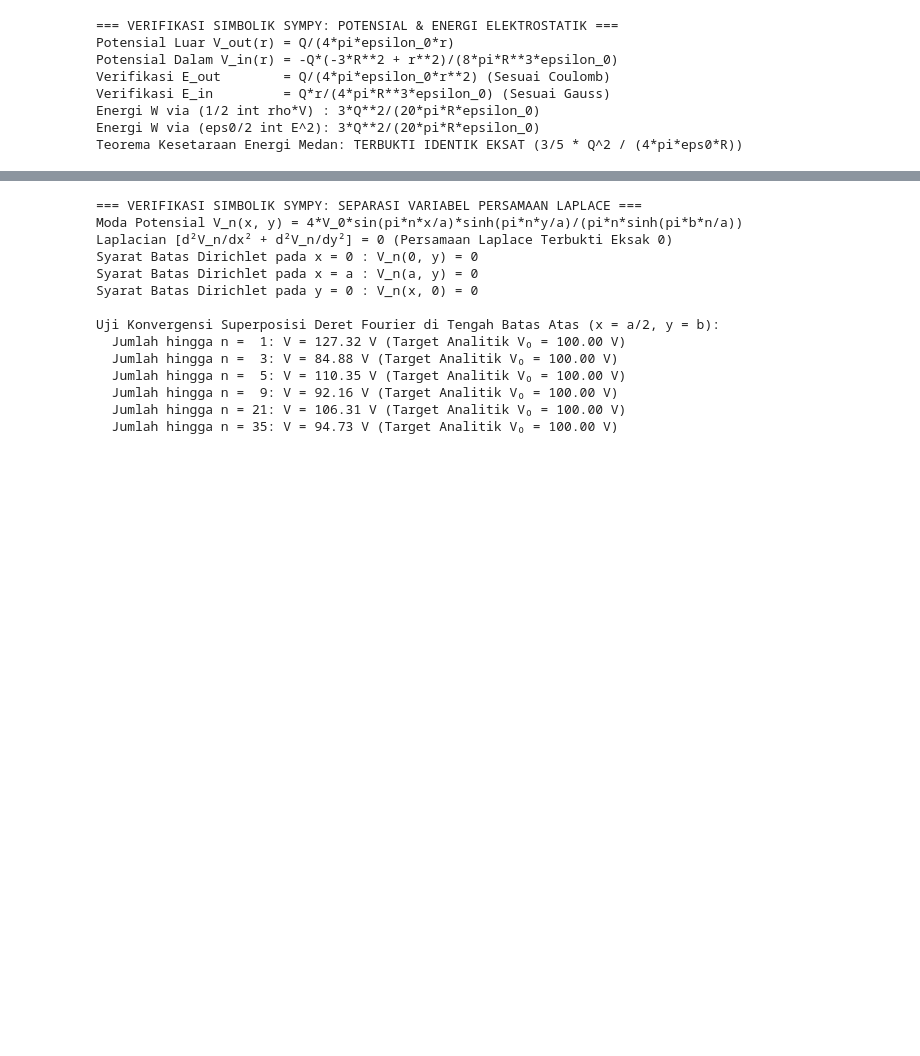
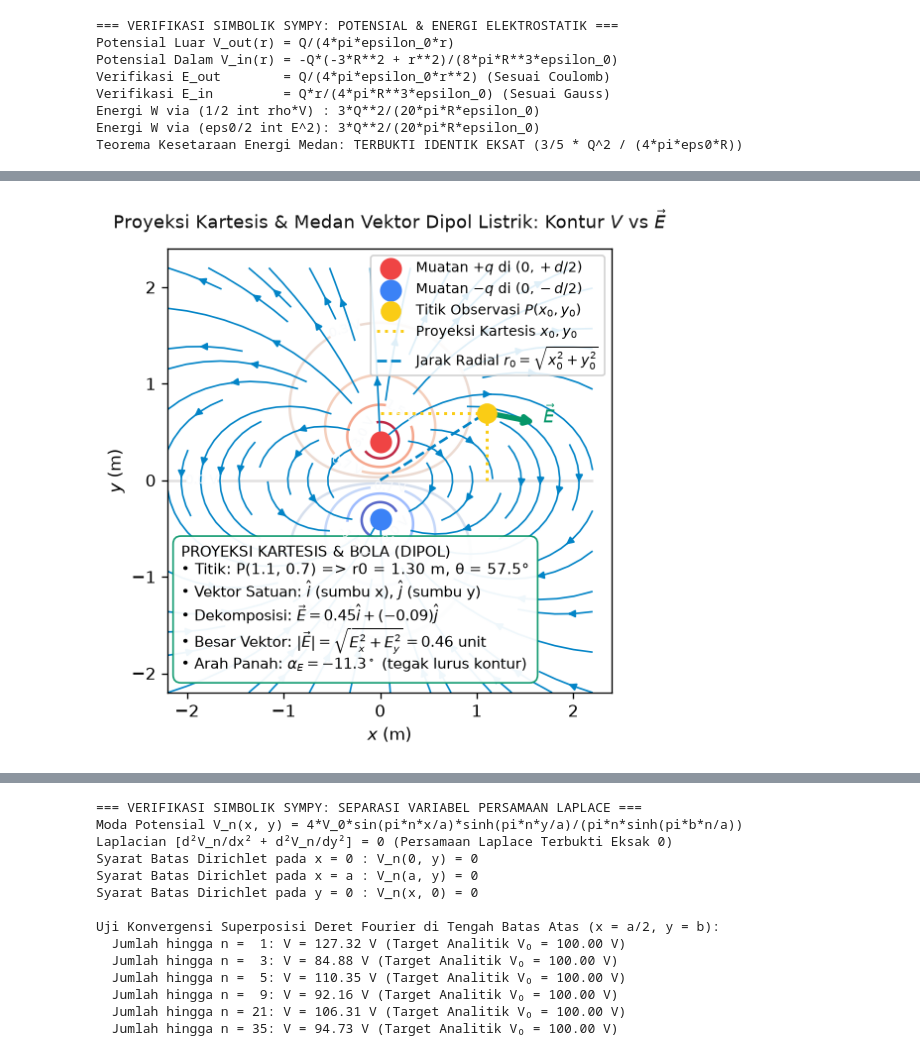
Before and after one commit to rootasgard/electrodynamic, a Jupyter notebook: elektrostatik.ipynb, the cells around one changed output, grey strips where cells are left out. Saved outputs shown, nothing was run; the diff lists cells and outputs as text; code cells hidden in the pictures; blank space fills up the shorter version.

```diff
--- a/elektrostatik.ipynb
+++ b/elektrostatik.ipynb
@@ -1037,7 +659,7 @@ cs = ax.contour(x_grid, y_grid, V_dipole, levels=levels, cmap='coolwarm', linewi
 ax.clabel(cs, inline=True, fontsize=8, fmt='%1.1f V', colors='#f8fafc')
 
 Ey, Ex = np.gradient(-V_dipole, 4.4/200, 4.4/200)
-ax.streamplot(x_grid, y_grid, Ex, Ey, color='#0284c7', linewidth=1.0, density=1.2, arrowsize=1.1)
+ax.streamplot(x_grid, y_grid, Ex, Ey, color='#0284c7', linewidth=1.0, density=0.75, arrowsize=0.9)
 
 # Muatan Dipol
 ax.scatter([0], [d_sep/2], color='#ef4444', s=150, zorder=6, label=r'Muatan $+q$ di $(0, +d/2)$')
@@ -1060,15 +682,6 @@ ax.scatter([x0], [y0], color='#facc15', s=130, zorder=8, label=r'Titik Observasi
 ax.plot([x0, x0], [0, y0], color='#facc15', ls=':', lw=1.8, label=r'Proyeksi Kartesis $x_0, y_0$')
 ax.plot([0, x0], [y0, y0], color='#facc15', ls=':', lw=1.8)
 ax.plot([0, x0], [0, y0], color='#0284c7', ls='--', lw=1.6, label=r'Jarak Radial $r_0 = \sqrt{x_0^2+y_0^2}$')
-
-# Triad Vektor Satuan Kartesis di P
-ax.annotate('', xy=(x0 + 0.4, y0), xytext=(x0, y0),
-            arrowprops=dict(arrowstyle="->", color='#ef4444', lw=2.2))
-ax.text(x0 + 0.42, y0 - 0.12, r'$\hat{i}$', color='#ef4444', fontweight='bold', fontsize=10)
-
-ax.annotate('', xy=(x0, y0 + 0.4), xytext=(x0, y0),
-            arrowprops=dict(arrowstyle="->", color='#10b981', lw=2.2))
-ax.text(x0 - 0.12, y0 + 0.42, r'$\hat{j}$', color='#10b981', fontweight='bold', fontsize=10)
 
 # Panah Vektor Medan Listrik E
 ax.annotate('', xy=(x0 + uEx, y0 + uEy), xytext=(x0, y0),
@@ -1104,3 +716,4 @@ plt.show()
+[figure, added]
 # %%
 # Visualisasi 3D: Kasus 3: Potensial – garis medan dan ekipotensial dipol
 def plot_dipole_scene(title="Proyeksi Koordinat Bola & Kartesis: Potensial & Medan Dipol Listrik 3D"):
```
Also changed, not shown: parts of 17 cells of this notebook, 6 other files.
